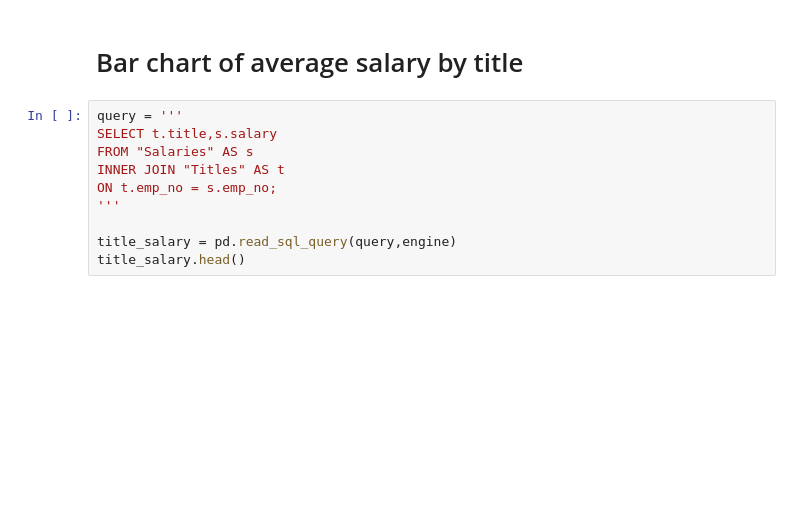
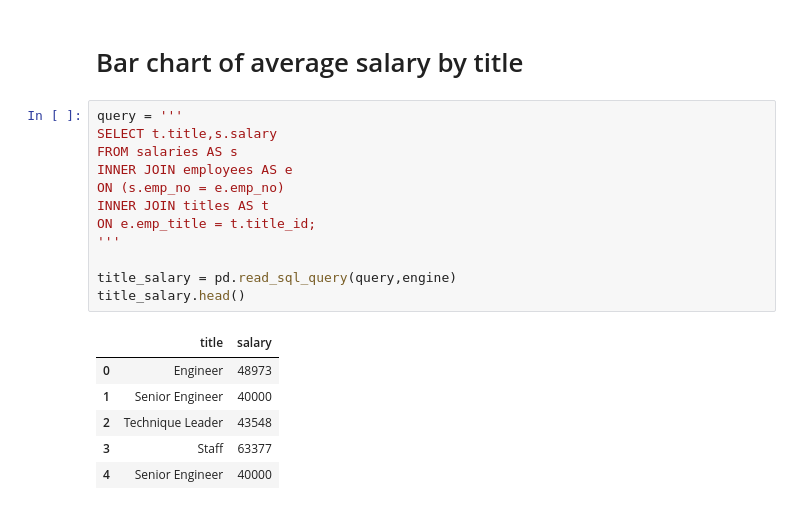
Before and after one commit to Salllym/Employee-Database-Analysis, a Jupyter notebook: EmployeeSQL/employee_db_(bonus).ipynb, the cells around one changed output. Cells and saved outputs as stored; diff of their text form; blank space fills up the shorter version.

```diff
--- a/EmployeeSQL/employee_db_(bonus).ipynb
+++ b/EmployeeSQL/employee_db_(bonus).ipynb
@@ -49,13 +66,22 @@ plt.show()
 # %%
 query = '''
 SELECT t.title,s.salary
-FROM "Salaries" AS s
-INNER JOIN "Titles" AS t
-ON t.emp_no = s.emp_no;
+FROM salaries AS s
+INNER JOIN employees AS e
+ON (s.emp_no = e.emp_no)
+INNER JOIN titles AS t
+ON e.emp_title = t.title_id;
 '''
 
 title_salary = pd.read_sql_query(query,engine)
 title_salary.head()
+# %% [output]
+|  | title | salary |
+| 0 | Engineer | 48973 |
+| 1 | Senior Engineer | 40000 |
+| 2 | Technique Leader | 43548 |
+| 3 | Staff | 63377 |
+| 4 | Senior Engineer | 40000 |
 # %%
 group_sal = title_salary.groupby(title_salary["title"])
 avg_salary = group_sal["salary"].mean()
```
Also changed, not shown: parts of 10 cells of this notebook, 1 other file.
